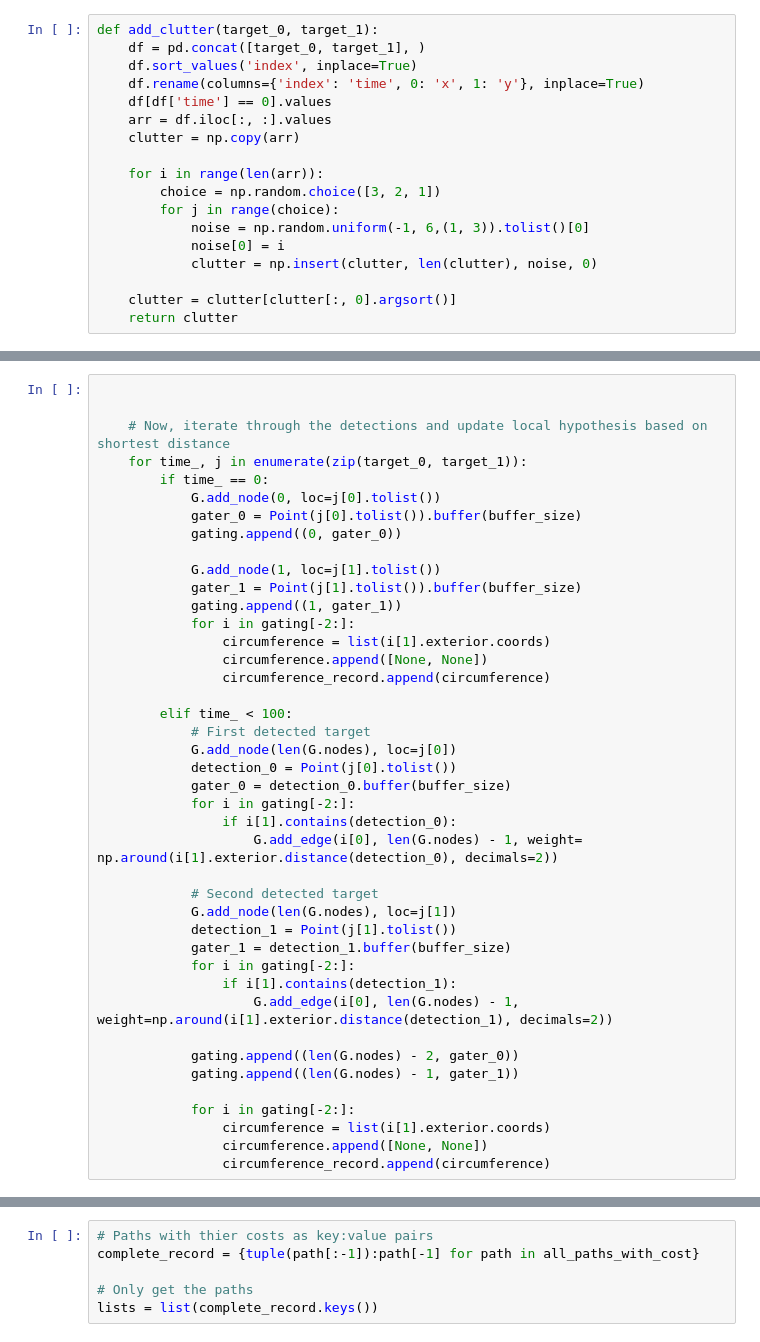
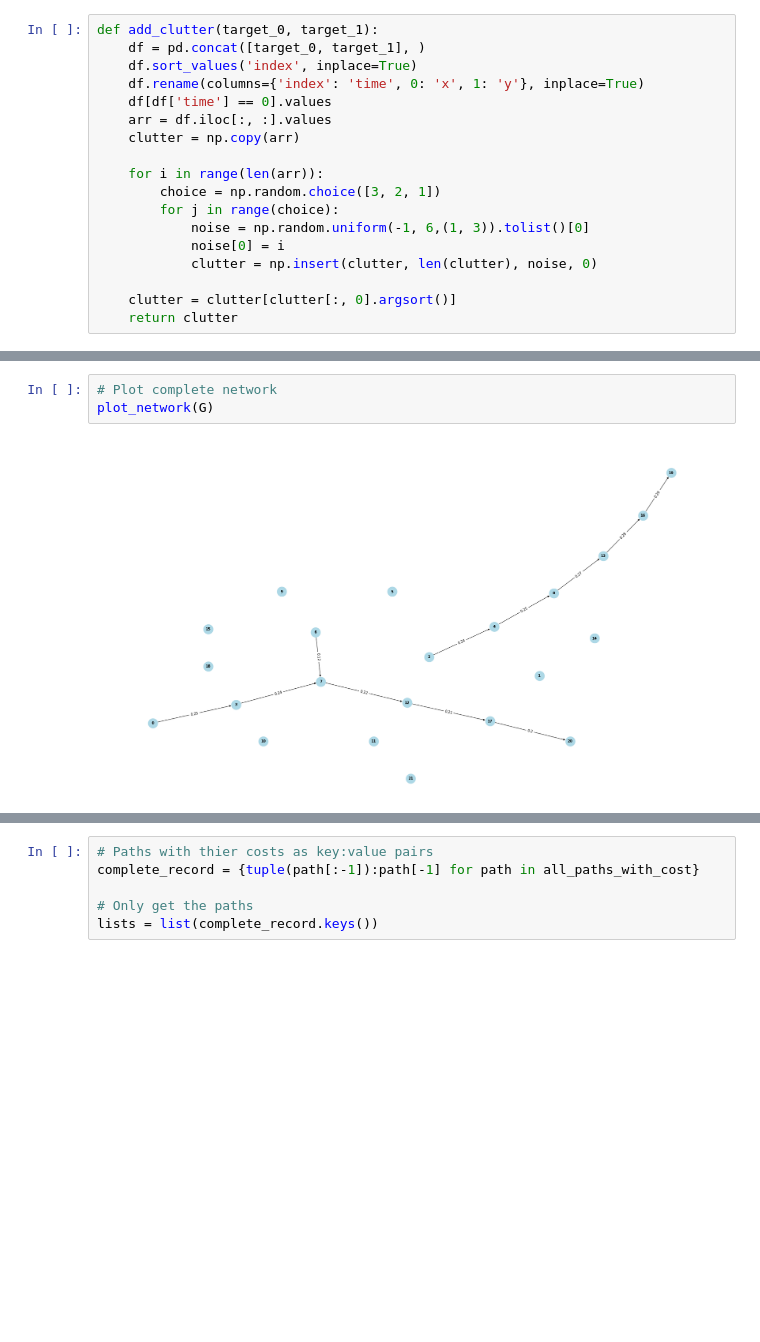
Before and after one commit to khurramkhalil/multiple-hypothesis-tracker, a Jupyter notebook: mht_lectures/netx/overlapping_tracks_clutter.ipynb, the cells around one changed output, grey strips where cells are left out. Drawn from its saved outputs; the diff is of its cells as text; blank space fills up the shorter version.

```diff
--- a/mht_lectures/netx/overlapping_tracks_clutter.ipynb
+++ b/mht_lectures/netx/overlapping_tracks_clutter.ipynb
@@ -191,42 +149,0 @@ print(G.nodes[0], G.nodes[6])
-# %%
-
-
-    # Now, iterate through the detections and update local hypothesis based on shortest distance
-    for time_, j in enumerate(zip(target_0, target_1)):
-        if time_ == 0:
-            G.add_node(0, loc=j[0].tolist())
-            gater_0 = Point(j[0].tolist()).buffer(buffer_size)
-            gating.append((0, gater_0))
-
-            G.add_node(1, loc=j[1].tolist())
-            gater_1 = Point(j[1].tolist()).buffer(buffer_size)
-            gating.append((1, gater_1))
-            for i in gating[-2:]:
-                circumference = list(i[1].exterior.coords)
-                circumference.append([None, None])
-                circumference_record.append(circumference)
-
-        elif time_ < 100:
-            # First detected target
-            G.add_node(len(G.nodes), loc=j[0])
-            detection_0 = Point(j[0].tolist())
-            gater_0 = detection_0.buffer(buffer_size)
-            for i in gating[-2:]:
-                if i[1].contains(detection_0):
-                    G.add_edge(i[0], len(G.nodes) - 1, weight= np.around(i[1].exterior.distance(detection_0), decimals=2))
-
-            # Second detected target
-            G.add_node(len(G.nodes), loc=j[1])
-            detection_1 = Point(j[1].tolist())
-            gater_1 = detection_1.buffer(buffer_size)
-            for i in gating[-2:]:
-                if i[1].contains(detection_1):
-                    G.add_edge(i[0], len(G.nodes) - 1, weight=np.around(i[1].exterior.distance(detection_1), decimals=2))
-
-            gating.append((len(G.nodes) - 2, gater_0))
-            gating.append((len(G.nodes) - 1, gater_1))
-
-            for i in gating[-2:]:
-                circumference = list(i[1].exterior.coords)
-                circumference.append([None, None])
-                circumference_record.append(circumference)
@@ -249,0 +156,5 @@ plt.show()
+# %%
+# Plot complete network
+plot_network(G)
+# %% [output]
+[figure, added]
```
Also changed, not shown: parts of 22 cells of this notebook.
